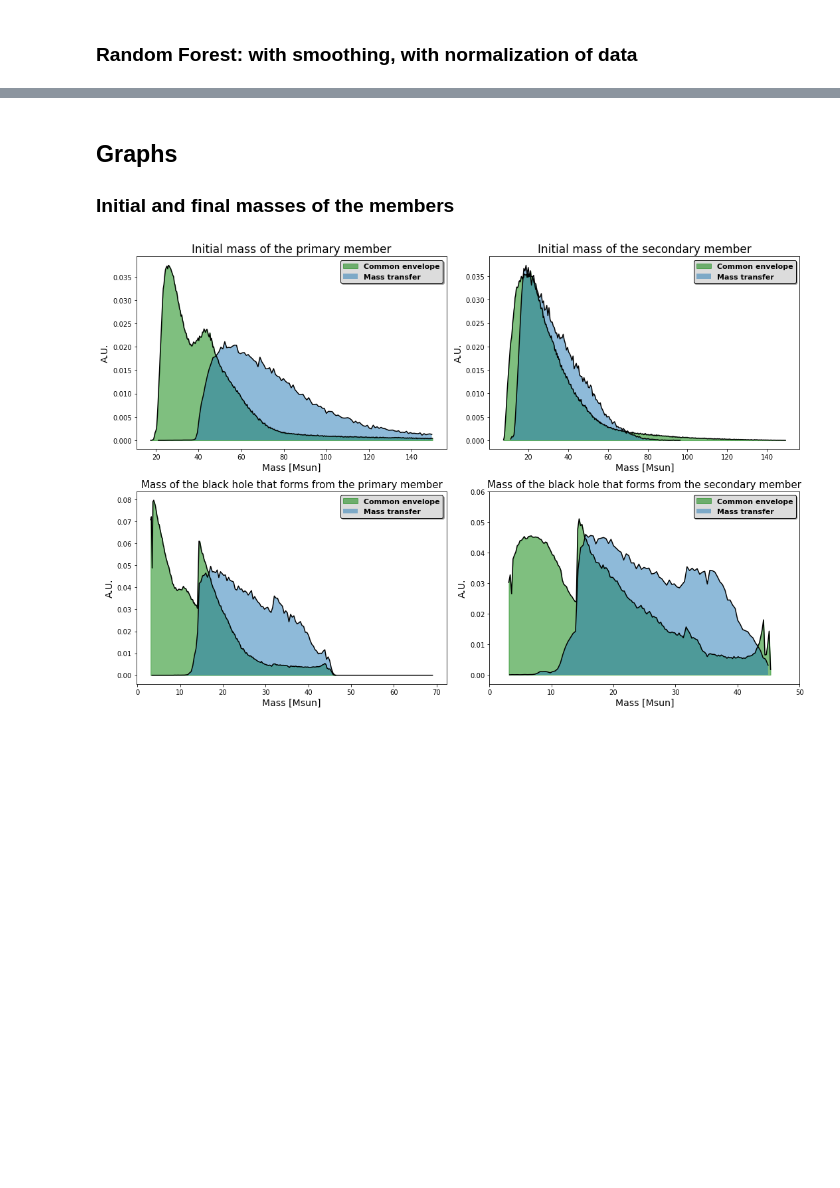
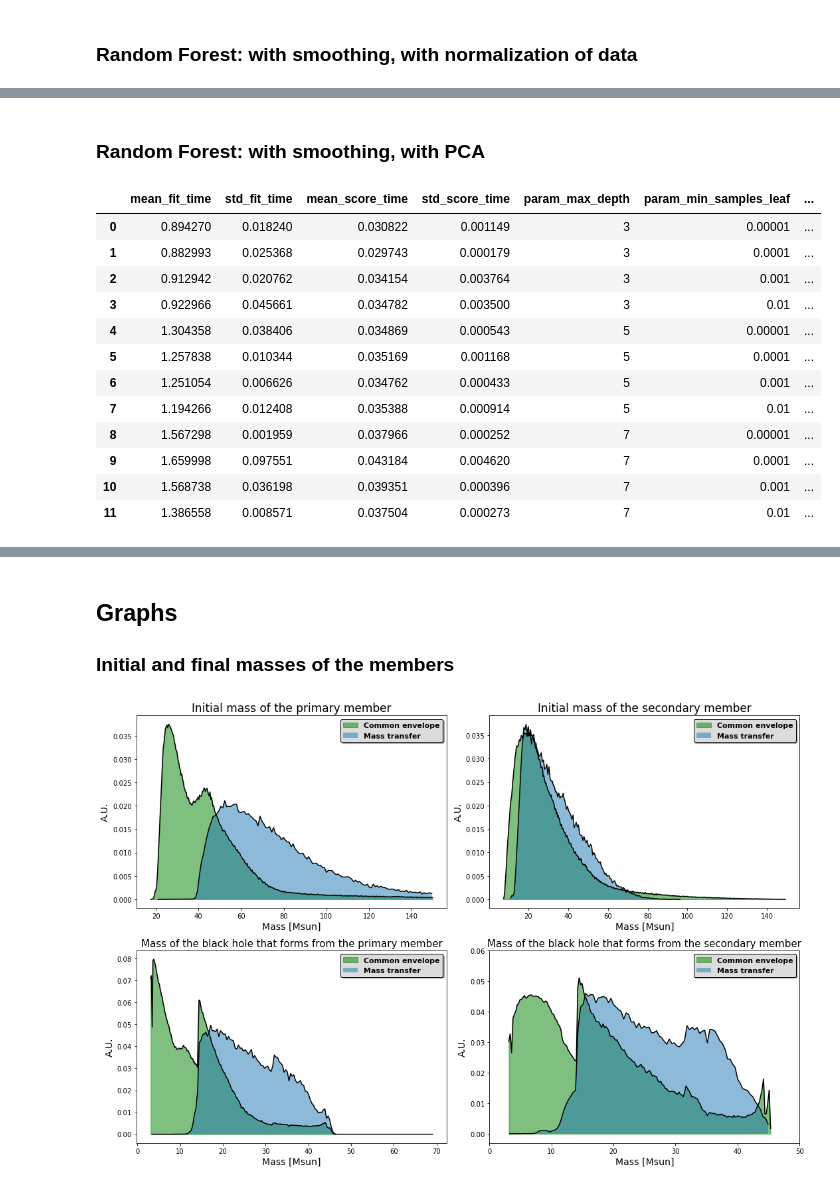
Before and after one commit to PaoloZinesi/TheFormationOfBinaryBlackHoles, a Jupyter notebook: LCP_projects_Y4-Group9/Project.ipynb, the cells around one changed output, grey strips where cells are left out. Saved outputs shown, nothing was run; the diff lists cells and outputs as text; code cells hidden in the pictures; blank space fills up the shorter version.

```diff
--- a/LCP_projects_Y4-Group9/Project.ipynb
+++ b/LCP_projects_Y4-Group9/Project.ipynb
@@ -411,0 +414,23 @@ plt.show()
+# %% [markdown]
+### Random Forest: with smoothing, with PCA
+# %%
+# cross validation
+parameters = {'max_depth':[3,5,7], 'min_samples_leaf':[1e-05,1e-04,1e-03,1e-02]}
+cvres = GridSearchCV(RandomForestClassifier(), parameters)
+cvres.fit(X_train_PCA, Y_train)
+display(pd.DataFrame.from_dict(cvres.cv_results_))
+smooth_PCA_RF_clf = cvres.best_estimator_
+# %% [output]
+|  | mean_fit_time | std_fit_time | mean_score_time | std_score_time | param_max_depth | param_min_samples_leaf | ... |
+| 0 | 0.894270 | 0.018240 | 0.030822 | 0.001149 | 3 | 0.00001 | ... |
+| 1 | 0.882993 | 0.025368 | 0.029743 | 0.000179 | 3 | 0.0001 | ... |
+| 2 | 0.912942 | 0.020762 | 0.034154 | 0.003764 | 3 | 0.001 | ... |
+| 3 | 0.922966 | 0.045661 | 0.034782 | 0.003500 | 3 | 0.01 | ... |
+| 4 | 1.304358 | 0.038406 | 0.034869 | 0.000543 | 5 | 0.00001 | ... |
+| 5 | 1.257838 | 0.010344 | 0.035169 | 0.001168 | 5 | 0.0001 | ... |
+| 6 | 1.251054 | 0.006626 | 0.034762 | 0.000433 | 5 | 0.001 | ... |
+| 7 | 1.194266 | 0.012408 | 0.035388 | 0.000914 | 5 | 0.01 | ... |
+| 8 | 1.567298 | 0.001959 | 0.037966 | 0.000252 | 7 | 0.00001 | ... |
+| 9 | 1.659998 | 0.097551 | 0.043184 | 0.004620 | 7 | 0.0001 | ... |
+| 10 | 1.568738 | 0.036198 | 0.039351 | 0.000396 | 7 | 0.001 | ... |
+| 11 | 1.386558 | 0.008571 | 0.037504 | 0.000273 | 7 | 0.01 | ... |
```
Also changed, not shown: parts of 35 cells of this notebook, 3 other files.
